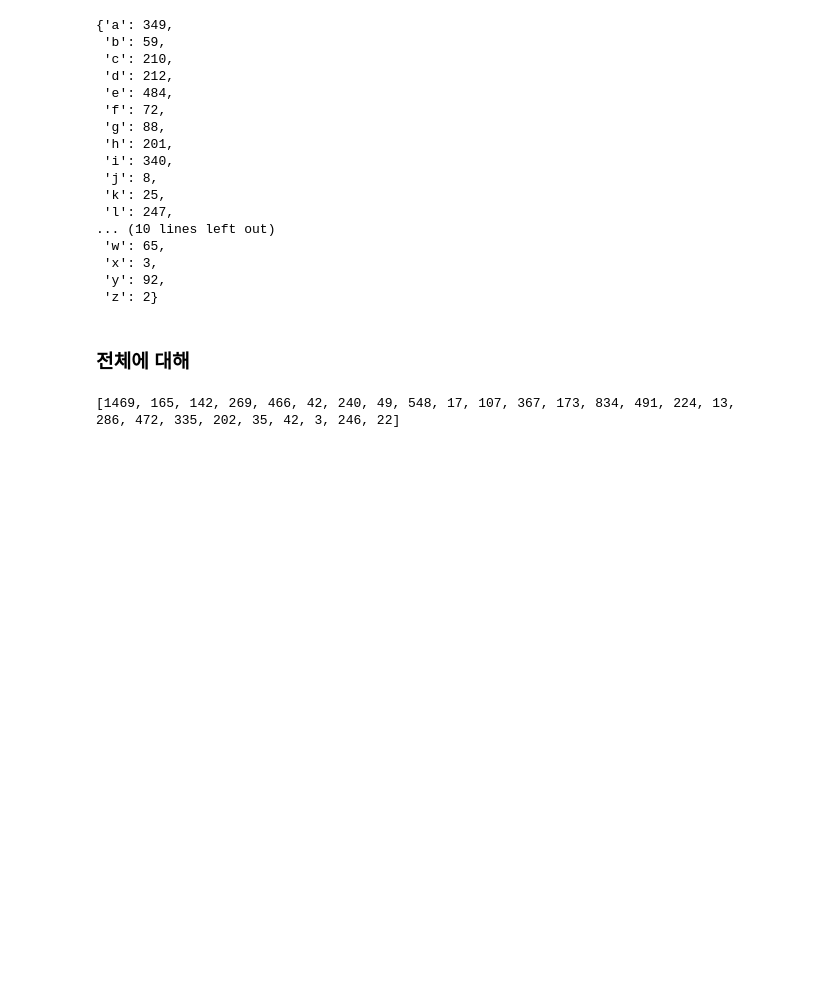
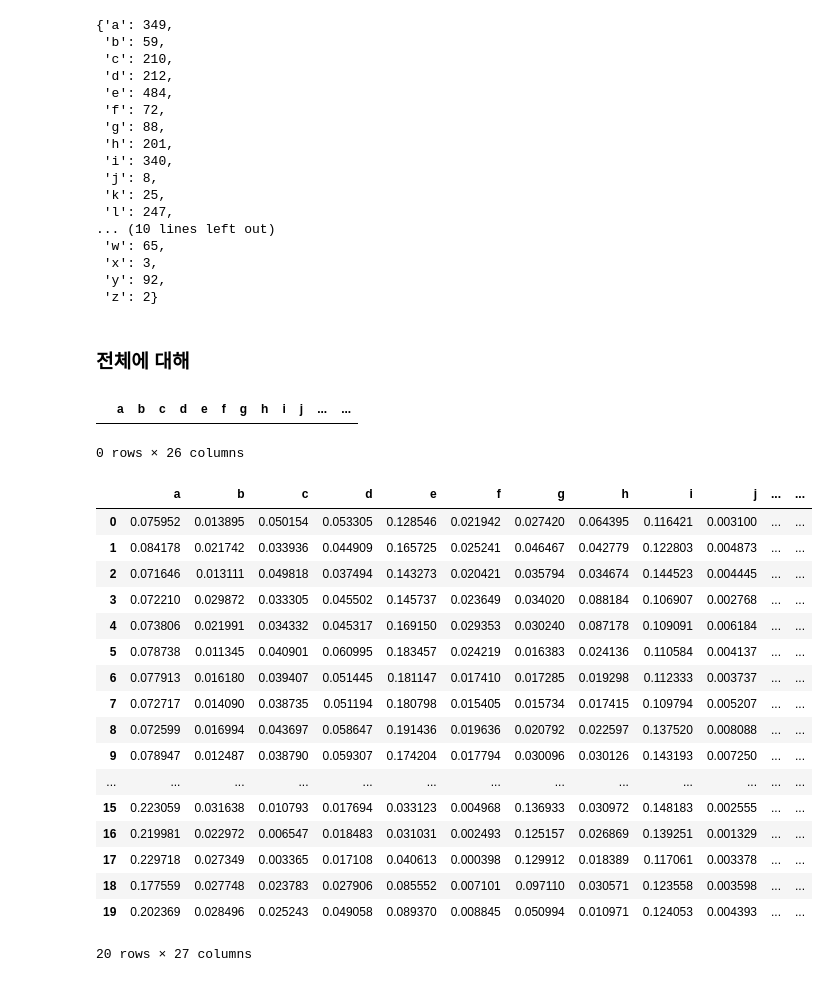
Before and after one commit to qud0511/Machine-Learning, a Jupyter notebook: Kim_ML/study/0905_lang_for문.ipynb, the cells around one changed output. Drawn from its saved outputs; the diff is of its cells as text; code cells hidden in the pictures; blank space fills up the shorter version.

```diff
--- a/Kim_ML/study/0905_lang_for문.ipynb
+++ b/Kim_ML/study/0905_lang_for문.ipynb
@@ -49,15 +49,15 @@ for c in test_str_ex:
 #     print(f'{Alphabet[i]} : {test_freq_ex[i]}')
 
 # a ~ z 컬럼명 담기
-A_col_ex = []
+Alphabet_names = []
 for i in range(len(Alphabet)):
-    A_col_ex.append(Alphabet[i])
+    Alphabet_names.append(Alphabet[i])
 
 # DataFrame으로 만들기
-pd.DataFrame(zip(A_col_ex, train_freq_ex), columns=['Alphabet', 'freq'])
+pd.DataFrame(zip(Alphabet_names, train_freq_ex), columns=['Alphabet', 'freq'])
 
 # 딕셔너리로 만들기
-dict(zip(A_col_ex, train_freq_ex))
+dict(zip(Alphabet_names, train_freq_ex))
 # %% [output]
 {'a': 349,
  'b': 59,
@@ -78,21 +78,65 @@ dict(zip(A_col_ex, train_freq_ex))
  'z': 2}
 # %% [markdown]
 ### 전체에 대해
+# %%
+df=pd.DataFrame(columns = Alphabet_names)
+# %%
+df
+# %% [output]
+|  | a | b | c | d | e | f | g | h | i | j | ... | ... |
+0 rows × 26 columns
+# %%
+# train data
+train_listdir = os.listdir('./lang/train/')
+Alphabet='abcdefghijklmnopqrstuvwxyz'
+for l in train_listdir:
+    train_freq = [0]*26
+    train = open(f'./lang/train/{l}', 'r', encoding='utf-8')
+    train_str = train.read().lower()
+    for c in train_str:
+        if c in Alphabet:
+            idx = Alphabet.find(c)
+            train_freq[idx] += 1
+    for j in range(len(train_freq)):
+        train_freq[j] = train_freq[j] / sum(train_freq)
+    df = df.append(pd.Series(train_freq, index=Alphabet_names), ignore_index=True)
+    train.close()
+# %%
+df['target'] = ['en', 'en','en','en','en','fr','fr','fr','fr','fr','id','id','id','id','id','tl','tl','tl','tl','tl']
+# %%
+df
+# %% [output]
+|  | a | b | c | d | e | f | g | h | i | j | ... | ... |
+| 0 | 0.075952 | 0.013895 | 0.050154 | 0.053305 | 0.128546 | 0.021942 | 0.027420 | 0.064395 | 0.116421 | 0.003100 | ... | ... |
+| 1 | 0.084178 | 0.021742 | 0.033936 | 0.044909 | 0.165725 | 0.025241 | 0.046467 | 0.042779 | 0.122803 | 0.004873 | ... | ... |
+| 2 | 0.071646 | 0.013111 | 0.049818 | 0.037494 | 0.143273 | 0.020421 | 0.035794 | 0.034674 | 0.144523 | 0.004445 | ... | ... |
+| 3 | 0.072210 | 0.029872 | 0.033305 | 0.045502 | 0.145737 | 0.023649 | 0.034020 | 0.088184 | 0.106907 | 0.002768 | ... | ... |
+| 4 | 0.073806 | 0.021991 | 0.034332 | 0.045317 | 0.169150 | 0.029353 | 0.030240 | 0.087178 | 0.109091 | 0.006184 | ... | ... |
+| 5 | 0.078738 | 0.011345 | 0.040901 | 0.060995 | 0.183457 | 0.024219 | 0.016383 | 0.024136 | 0.110584 | 0.004137 | ... | ... |
+| 6 | 0.077913 | 0.016180 | 0.039407 | 0.051445 | 0.181147 | 0.017410 | 0.017285 | 0.019298 | 0.112333 | 0.003737 | ... | ... |
+| 7 | 0.072717 | 0.014090 | 0.038735 | 0.051194 | 0.180798 | 0.015405 | 0.015734 | 0.017415 | 0.109794 | 0.005207 | ... | ... |
+| 8 | 0.072599 | 0.016994 | 0.043697 | 0.058647 | 0.191436 | 0.019636 | 0.020792 | 0.022597 | 0.137520 | 0.008088 | ... | ... |
+| 9 | 0.078947 | 0.012487 | 0.038790 | 0.059307 | 0.174204 | 0.017794 | 0.030096 | 0.030126 | 0.143193 | 0.007250 | ... | ... |
+| ... | ... | ... | ... | ... | ... | ... | ... | ... | ... | ... | ... | ... |
+| 15 | 0.223059 | 0.031638 | 0.010793 | 0.017694 | 0.033123 | 0.004968 | 0.136933 | 0.030972 | 0.148183 | 0.002555 | ... | ... |
+| 16 | 0.219981 | 0.022972 | 0.006547 | 0.018483 | 0.031031 | 0.002493 | 0.125157 | 0.026869 | 0.139251 | 0.001329 | ... | ... |
+| 17 | 0.229718 | 0.027349 | 0.003365 | 0.017108 | 0.040613 | 0.000398 | 0.129912 | 0.018389 | 0.117061 | 0.003378 | ... | ... |
+| 18 | 0.177559 | 0.027748 | 0.023783 | 0.027906 | 0.085552 | 0.007101 | 0.097110 | 0.030571 | 0.123558 | 0.003598 | ... | ... |
+| 19 | 0.202369 | 0.028496 | 0.025243 | 0.049058 | 0.089370 | 0.008845 | 0.050994 | 0.010971 | 0.124053 | 0.004393 | ... | ... |
+20 rows × 27 columns
 # %%
-# train data
-train_listdir = os.listdir('./lang/train/')
+# test data
+test_listdir = os.listdir('./lang/test/')
 Alphabet='abcdefghijklmnopqrstuvwxyz'
-train_freq = [0]*26
+test_freq = [0]*26
 
-for i in range(len(train_listdir)):
-    for l in train_listdir:
-        train = open(f'./lang/train/{l}', 'r', encoding='utf-8')
-        train_str = train.read().lower()
-        train.close()
+for i in range(len(test_listdir)):
+    for l in test_listdir:
+        test = open(f'./lang/test/{l}', 'r', encoding='utf-8')
+        test_str = test.read().lower()
+        test.close()
 
-for c in train_str:
+for c in test_str:
     if c in Alphabet:
         idx = Alphabet.find(c)
-        train_freq[idx] += 1
+        test_freq[idx] += 1
-# %% [output]
-[1469, 165, 142, 269, 466, 42, 240, 49, 548, 17, 107, 367, 173, 834, 491, 224, 13, 286, 472, 335, 202, 35, 42, 3, 246, 22]
```
Also changed, not shown: parts of 6 cells of this notebook.
